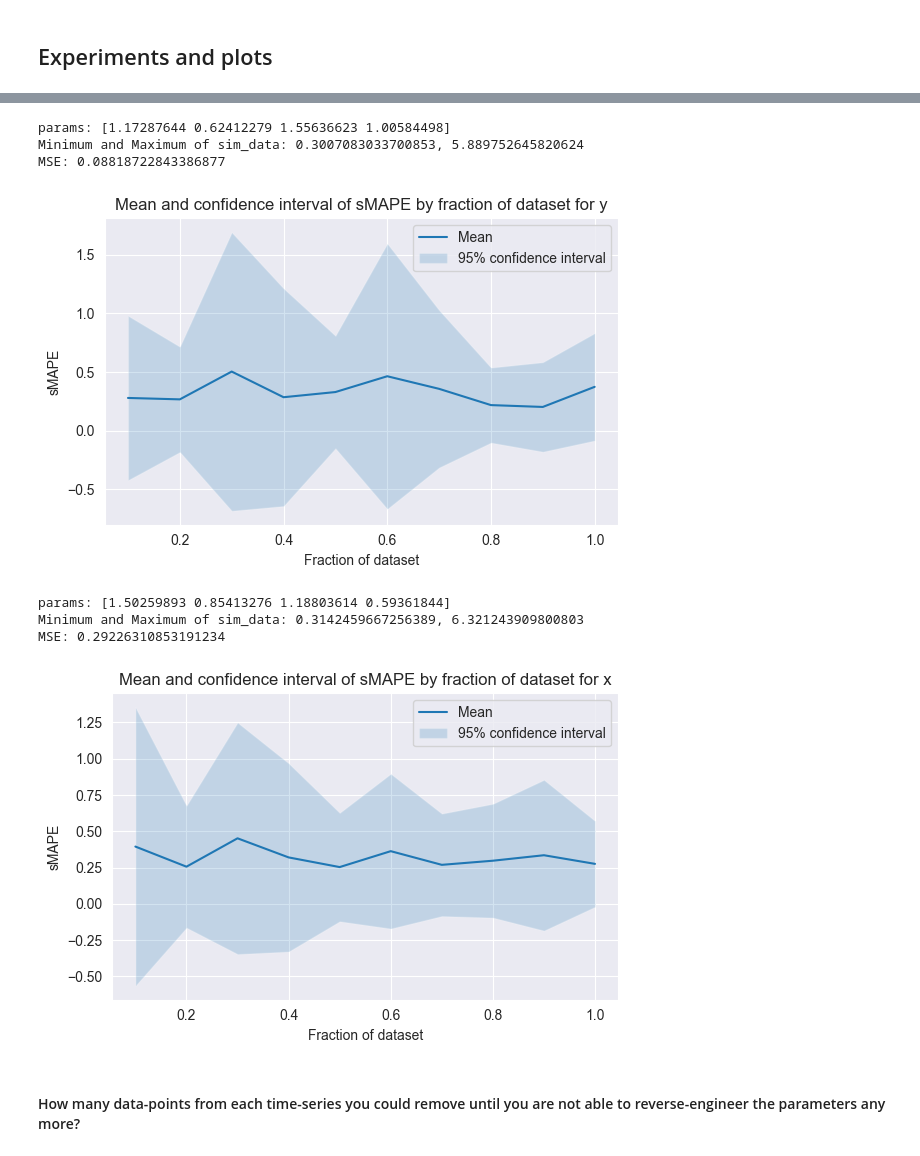
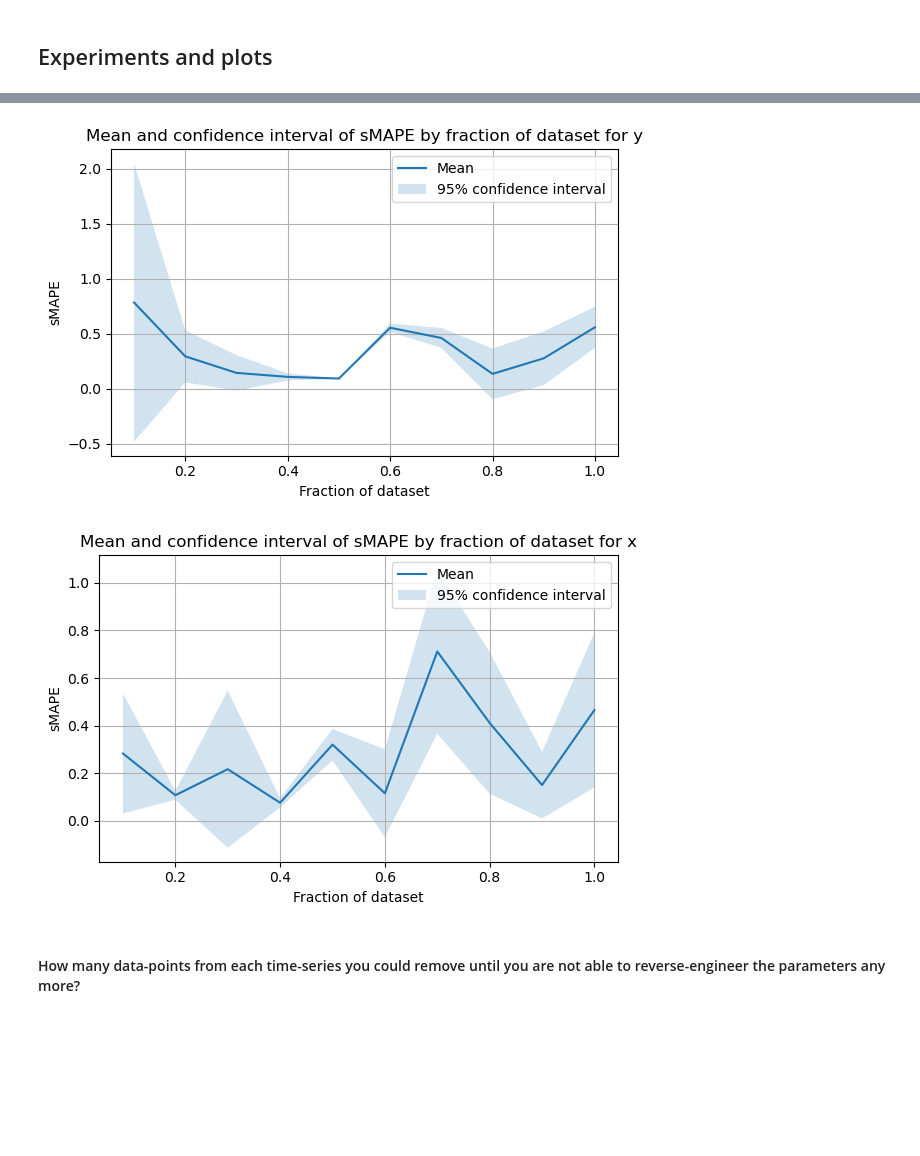
Before and after one commit to jonas4climate/ss-assignment-3, a Jupyter notebook: CalvinLaw_11306734_RaymondZhang_14865904_JonasSchaefer_14039982_3.ipynb, the cells around one changed output, grey strips where cells are left out. Saved outputs shown, nothing was run; the diff lists cells and outputs as text; code cells hidden in the pictures; blank space fills up the shorter version.

```diff
--- a/CalvinLaw_11306734_RaymondZhang_14865904_JonasSchaefer_14039982_3.ipynb
+++ b/CalvinLaw_11306734_RaymondZhang_14865904_JonasSchaefer_14039982_3.ipynb
@@ -28,5 +30,5 @@ logging.basicConfig(filename='default_log.log', level=logging.INFO)
 if not os.path.isfile('predator-prey-data.csv'):
     raise FileNotFoundError("File 'predator-prey-data.csv' not found.")
 
-data = pd.read_csv('predator-prey-data.csv').drop(columns=['Unnamed: 0'])
-t, x, y = data['t'].to_numpy(), data['x'].to_numpy(), data['y'].to_numpy()
+DATA = pd.read_csv('predator-prey-data.csv').drop(columns=['Unnamed: 0'])
+DATA_T, DATA_X, DATA_Y = DATA['t'].to_numpy(), DATA['x'].to_numpy(), DATA['y'].to_numpy()
@@ -284,0 +297,16 @@ def batch_comparison_by_frac(data, fracs, data_variable, n_samples=10,
+# %%
+try:
+    fracs = np.linspace(0.1, 1.0, 10)
+    experiment_df = batch_comparison_by_frac(fracs=fracs, n_samples=2, bounds=bounds, maxiter=MAX_ITER_SA)
+    plt.figure(figsize=(6, 4), layout='tight')
+    plt.plot(experiment_df['frac'], experiment_df['mean'], label='Mean')
+    plt.fill_between(experiment_df['frac'], experiment_df['conf_int'].apply(lambda x: x[0]), experiment_df['conf_int'].apply(lambda x: x[1]), alpha=0.2, label='95% confidence interval')
+    plt.title('Mean and confidence interval of MSE by fraction of dataset')
+    plt.xlabel('Fraction of dataset')
+    plt.ylabel('MSE')
+    plt.legend(loc='upper right')
+    plt.grid(True)
+    plt.savefig('media/frac_conf_mse_sa.png')
+    plt.show()
+except Exception as e:
+    logging.error(f"An error occurred: {e}")
@@ -317,33 +337,26 @@ MSE: 0.6403542340886885
 # %%
 for data_variable in ['y', 'x']:
     try:
-        experiment_df = batch_comparison_by_frac(fracs=fracs, data_variable='x',
-                                             n_samples=20, bounds=bounds, maxiter=MAX_ITER_SA,
-                                             data=data, objective=smape_objective)
+        experiment_df = batch_comparison_by_frac_and_variable(fracs=fracs, data_variable='x',
+                                             n_samples=2, bounds=bounds, maxiter=MAX_ITER_SA,
+                                             data=DATA, objective=smape_objective_mod)
+        plt.figure(figsize=(6, 4), layout='tight')
+        plt.plot(experiment_df['frac'], experiment_df['mean'], label='Mean')
+        plt.fill_between(experiment_df['frac'],
+                        experiment_df['conf_int'].apply(lambda x: x[0]),
+                        experiment_df['conf_int'].apply(lambda x: x[1]),
+                        alpha=0.2, label='95% confidence interval')
+        plt.title(f'Mean and confidence interval of sMAPE by fraction of dataset for {data_variable}')
+        plt.xlabel('Fraction of dataset')
+        plt.ylabel('sMAPE')
+        plt.legend(loc='upper right')
+        plt.grid(True)
+        plt.show()
     except Exception as e:
         logging.error(f"An error occurred: {e}")
-
-    plt.figure(figsize=(6, 4), layout='tight')
-    plt.plot(experiment_df['frac'], experiment_df['mean'], label='Mean')
-    plt.fill_between(experiment_df['frac'],
-                     experiment_df['conf_int'].apply(lambda x: x[0]),
-                     experiment_df['conf_int'].apply(lambda x: x[1]),
-                     alpha=0.2, label='95% confidence interval')
-    plt.title(f'Mean and confidence interval of sMAPE by fraction of dataset for {data_variable}')
-    plt.xlabel('Fraction of dataset')
-    plt.ylabel('sMAPE')
-    plt.legend(loc='upper right')
-    plt.grid(True)
-    plt.show()
 # %% [output]
-params: [1.17287644 0.62412279 1.55636623 1.00584498]
-Minimum and Maximum of sim_data: 0.3007083033700853, 5.889752645820624
-MSE: 0.08818722843386877
-[figure, old version]
+[figure, new version]
-params: [1.50259893 0.85413276 1.18803614 0.59361844]
-Minimum and Maximum of sim_data: 0.3142459667256389, 6.321243909800803
-MSE: 0.29226310853191234
-[figure, old version]
+[figure, new version]
 # %% [markdown]
 #### How many data-points from each time-series you could remove until you are not able to reverse-engineer the parameters any more?
 # %% [markdown]
```
Also changed, not shown: parts of 27 cells of this notebook, 9 other files.
